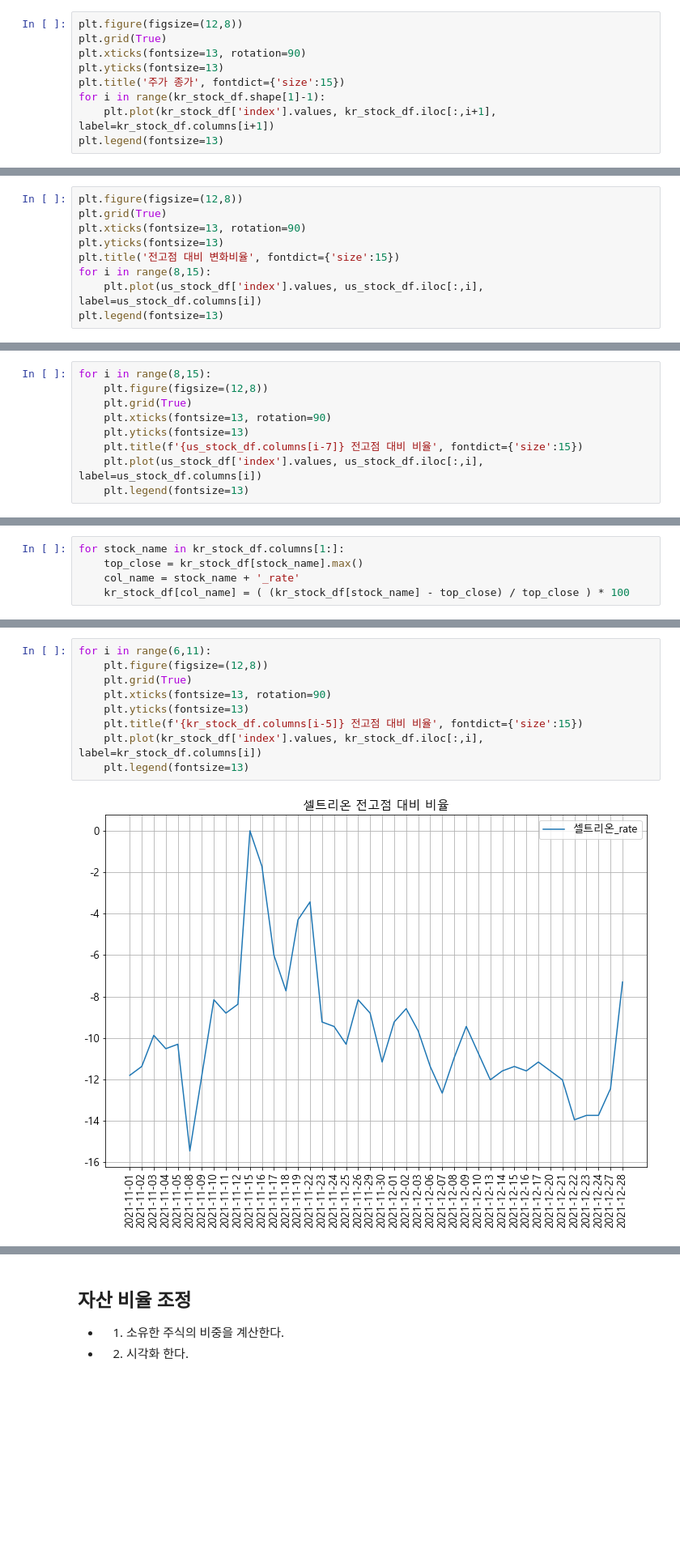
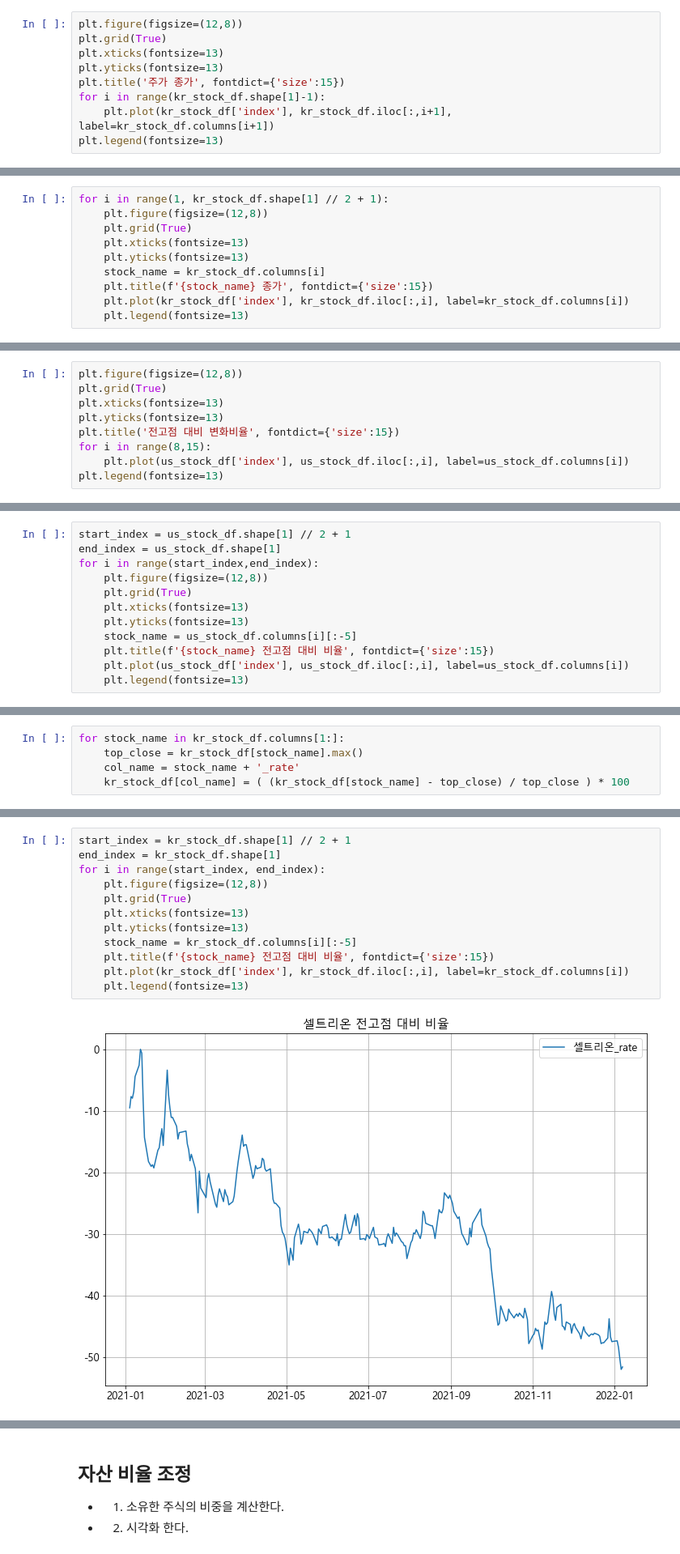
Before and after one commit to kbjung/my_projects, a Jupyter notebook: 주식자산평가/stock_evaluate_ver0.2.ipynb, the cells around one changed output, grey strips where cells are left out. Shown at 81% size. Cells and saved outputs as stored; diff of their text form; blank space fills up the shorter version.

```diff
--- a/주식자산평가/stock_evaluate_ver0.2.ipynb
+++ b/주식자산평가/stock_evaluate_ver0.2.ipynb
@@ -229,11 +215,11 @@ plt.legend(fontsize=13)
 # %%
 plt.figure(figsize=(12,8))
 plt.grid(True)
-plt.xticks(fontsize=13, rotation=90)
+plt.xticks(fontsize=13)
 plt.yticks(fontsize=13)
 plt.title('주가 종가', fontdict={'size':15})
 for i in range(kr_stock_df.shape[1]-1):
-    plt.plot(kr_stock_df['index'].values, kr_stock_df.iloc[:,i+1], label=kr_stock_df.columns[i+1])
+    plt.plot(kr_stock_df['index'], kr_stock_df.iloc[:,i+1], label=kr_stock_df.columns[i+1])
 plt.legend(fontsize=13)
 # %% [output]
 <matplotlib.legend.Legend at 0x...>
@@ -240,0 +227,10 @@ plt.legend(fontsize=13)
+# %%
+for i in range(1, kr_stock_df.shape[1] // 2 + 1):
+    plt.figure(figsize=(12,8))
+    plt.grid(True)
+    plt.xticks(fontsize=13)
+    plt.yticks(fontsize=13)
+    stock_name = kr_stock_df.columns[i]
+    plt.title(f'{stock_name} 종가', fontdict={'size':15})
+    plt.plot(kr_stock_df['index'], kr_stock_df.iloc[:,i], label=kr_stock_df.columns[i])
+    plt.legend(fontsize=13)
@@ -267,11 +269,11 @@ us_stock_df.shape
 # %%
 plt.figure(figsize=(12,8))
 plt.grid(True)
-plt.xticks(fontsize=13, rotation=90)
+plt.xticks(fontsize=13)
 plt.yticks(fontsize=13)
 plt.title('전고점 대비 변화비율', fontdict={'size':15})
 for i in range(8,15):
-    plt.plot(us_stock_df['index'].values, us_stock_df.iloc[:,i], label=us_stock_df.columns[i])
+    plt.plot(us_stock_df['index'], us_stock_df.iloc[:,i], label=us_stock_df.columns[i])
 plt.legend(fontsize=13)
 # %% [output]
 <matplotlib.legend.Legend at 0x...>
@@ -279,10 +283,13 @@ plt.legend(fontsize=13)
 # %%
-for i in range(8,15):
+start_index = us_stock_df.shape[1] // 2 + 1
+end_index = us_stock_df.shape[1]
+for i in range(start_index,end_index):
     plt.figure(figsize=(12,8))
     plt.grid(True)
-    plt.xticks(fontsize=13, rotation=90)
+    plt.xticks(fontsize=13)
     plt.yticks(fontsize=13)
-    plt.title(f'{us_stock_df.columns[i-7]} 전고점 대비 비율', fontdict={'size':15})
-    plt.plot(us_stock_df['index'].values, us_stock_df.iloc[:,i], label=us_stock_df.columns[i])
+    stock_name = us_stock_df.columns[i][:-5]
+    plt.title(f'{stock_name} 전고점 대비 비율', fontdict={'size':15})
+    plt.plot(us_stock_df['index'], us_stock_df.iloc[:,i], label=us_stock_df.columns[i])
     plt.legend(fontsize=13)
 # %% [output]
@@ -324,11 +333,14 @@ memory usage: 3.7+ KB
 # %%
-for i in range(6,11):
+start_index = kr_stock_df.shape[1] // 2 + 1
+end_index = kr_stock_df.shape[1]
+for i in range(start_index, end_index):
     plt.figure(figsize=(12,8))
     plt.grid(True)
-    plt.xticks(fontsize=13, rotation=90)
+    plt.xticks(fontsize=13)
     plt.yticks(fontsize=13)
-    plt.title(f'{kr_stock_df.columns[i-5]} 전고점 대비 비율', fontdict={'size':15})
-    plt.plot(kr_stock_df['index'].values, kr_stock_df.iloc[:,i], label=kr_stock_df.columns[i])
+    stock_name = kr_stock_df.columns[i][:-5]
+    plt.title(f'{stock_name} 전고점 대비 비율', fontdict={'size':15})
+    plt.plot(kr_stock_df['index'], kr_stock_df.iloc[:,i], label=kr_stock_df.columns[i])
     plt.legend(fontsize=13)
 # %% [output]
-[figure, old version]
+[figure, new version]
```
Also changed, not shown: parts of 35 cells of this notebook.
